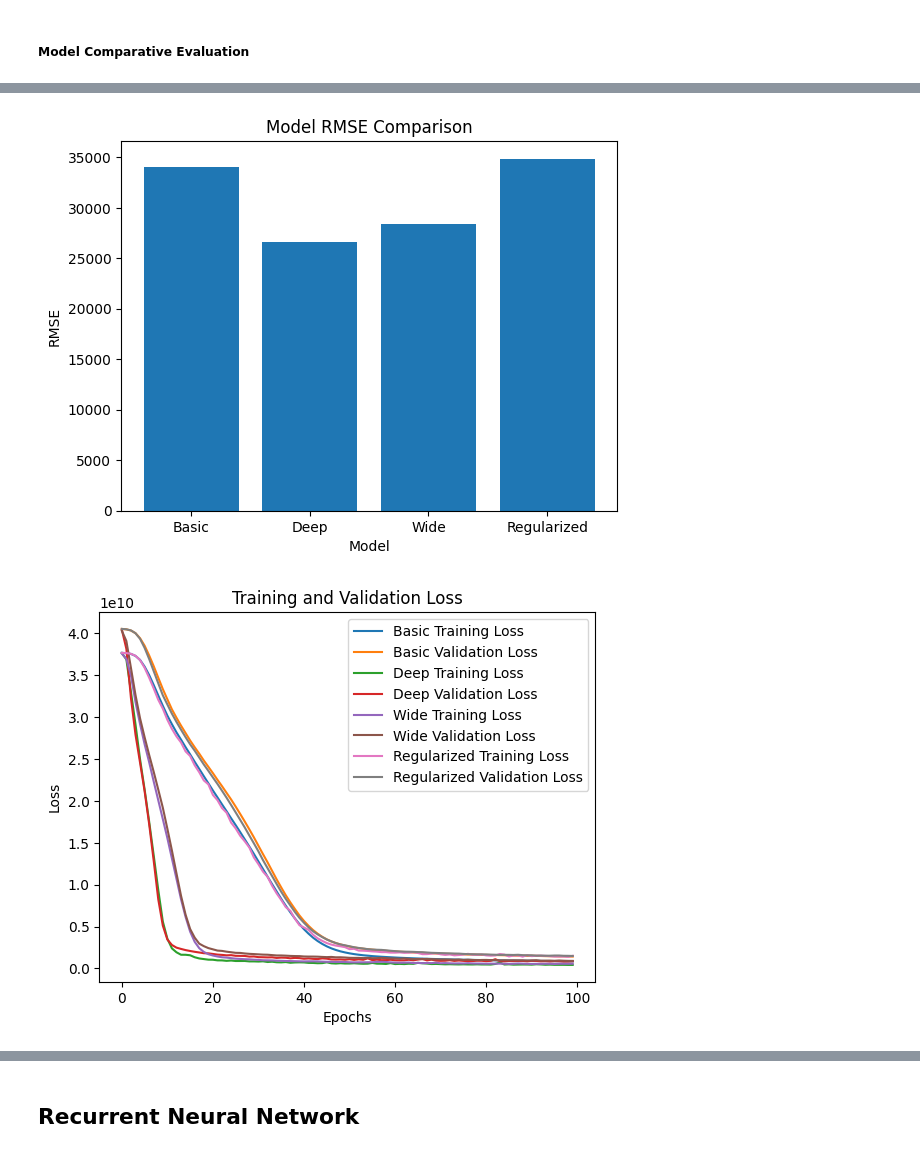
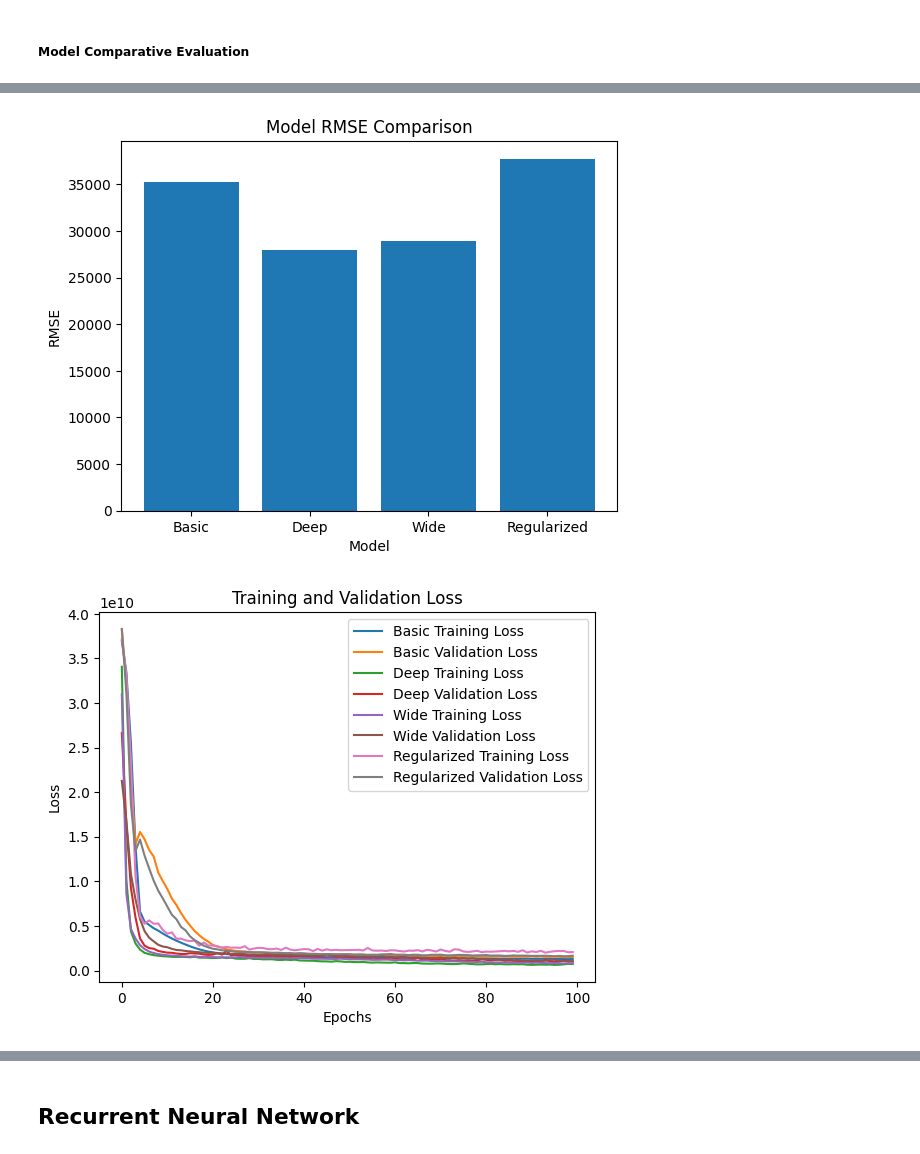
Before and after one commit to quocanh944/AmesHousingML, a Jupyter notebook: final.ipynb, the cells around one changed output, grey strips where cells are left out. Saved outputs shown, nothing was run; the diff lists cells and outputs as text; code cells hidden in the pictures.

```diff
--- a/final.ipynb
+++ b/final.ipynb
@@ -554,8 +550,3 @@ for col in ['Yr Sold','Mo Sold', 'MS SubClass']:
-# %%
-from sklearn.preprocessing import RobustScaler
-numerical_cols = list(X.select_dtypes(exclude=['object']).columns)
-scaler = RobustScaler()
-X[numerical_cols] = scaler.fit_transform(X[numerical_cols])
 # %% [markdown]
 ## One-hot Encoding
 # %%
@@ -565,11 +556,3 @@ print("X.shape:", X.shape)
 X.shape: (2927, 235)
 # %%
 X_train, X_test, y_train, y_test = train_test_split(X, y, test_size=0.5, random_state=42)
-# %%
-from sklearn.linear_model import Ridge, Lasso
-from sklearn.metrics import mean_squared_error
-
-model = Lasso(alpha=0.001, max_iter=10000)
-model.fit(X_train, y_train)
-y_pred = model.predict(X_test)
-print("RMSE:", np.sqrt(mean_squared_error(y_test, y_pred)))
@@ -638,7 +614,7 @@ R-squared: 0.9164122923400717
 from sklearn.ensemble import GradientBoostingRegressor
 
 # Khởi tạo và huấn luyện mô hình GradientBoostingRegressor
-gb_model = GradientBoostingRegressor(n_estimators=100, random_state=42)
+gb_model = GradientBoostingRegressor(n_estimators=520, random_state=42)
 gb_model.fit(X_train, y_train)
 
 # Dự đoán trên tập kiểm tra
@@ -681,7 +657,7 @@ from sklearn.ensemble import VotingRegressor
 
 # Khởi tạo và huấn luyện mô hình LinearRegression
 ereg = VotingRegressor([("gb", gb_model), ("rf", rf_model), ("lr", lr_model)])
-ereg.fit(X, y)
+ereg.fit(X_train, y_train)
 
 y_pred_ereg = ereg.predict(X_test)
 
@@ -925,7 +857,7 @@ import time
 
 model_metrics = {}
 
-def evaluate_model(model, name, X_train, y_train, X_test, y_test):
+def evaluate_model_nn(model, name, X_train, y_train, X_test, y_test):
     start_time = time.time()
     history = model.fit(X_train, y_train, epochs=100,
                         batch_size=32, validation_split=0.2)
@@ -944,10 +876,10 @@ def evaluate_model(model, name, X_train, y_train, X_test, y_test):
     }
 
 
-evaluate_model(model_ffnn_basic, 'Basic', X_train, y_train, X_test, y_test)
-evaluate_model(model_ffnn_deep, 'Deep', X_train, y_train, X_test, y_test)
-evaluate_model(model_ffnn_wide, 'Wide', X_train, y_train, X_test, y_test)
-evaluate_model(model_ffnn_reg, 'Regularized', X_train, y_train, X_test, y_test)
+evaluate_model_nn(model_ffnn_basic, 'Basic', X_train, y_train, X_test, y_test)
+evaluate_model_nn(model_ffnn_deep, 'Deep', X_train, y_train, X_test, y_test)
+evaluate_model_nn(model_ffnn_wide, 'Wide', X_train, y_train, X_test, y_test)
+evaluate_model_nn(model_ffnn_reg, 'Regularized', X_train, y_train, X_test, y_test)
 
 plt.bar(model_metrics.keys(), [metrics['RMSE']
         for metrics in model_metrics.values()])
@@ -992,2 +924,2 @@ Epoch 100/100
-[figure, old version]
+[figure, new version]
-[figure, old version]
+[figure, new version]
```
Also changed, not shown: parts of 49 cells of this notebook.
